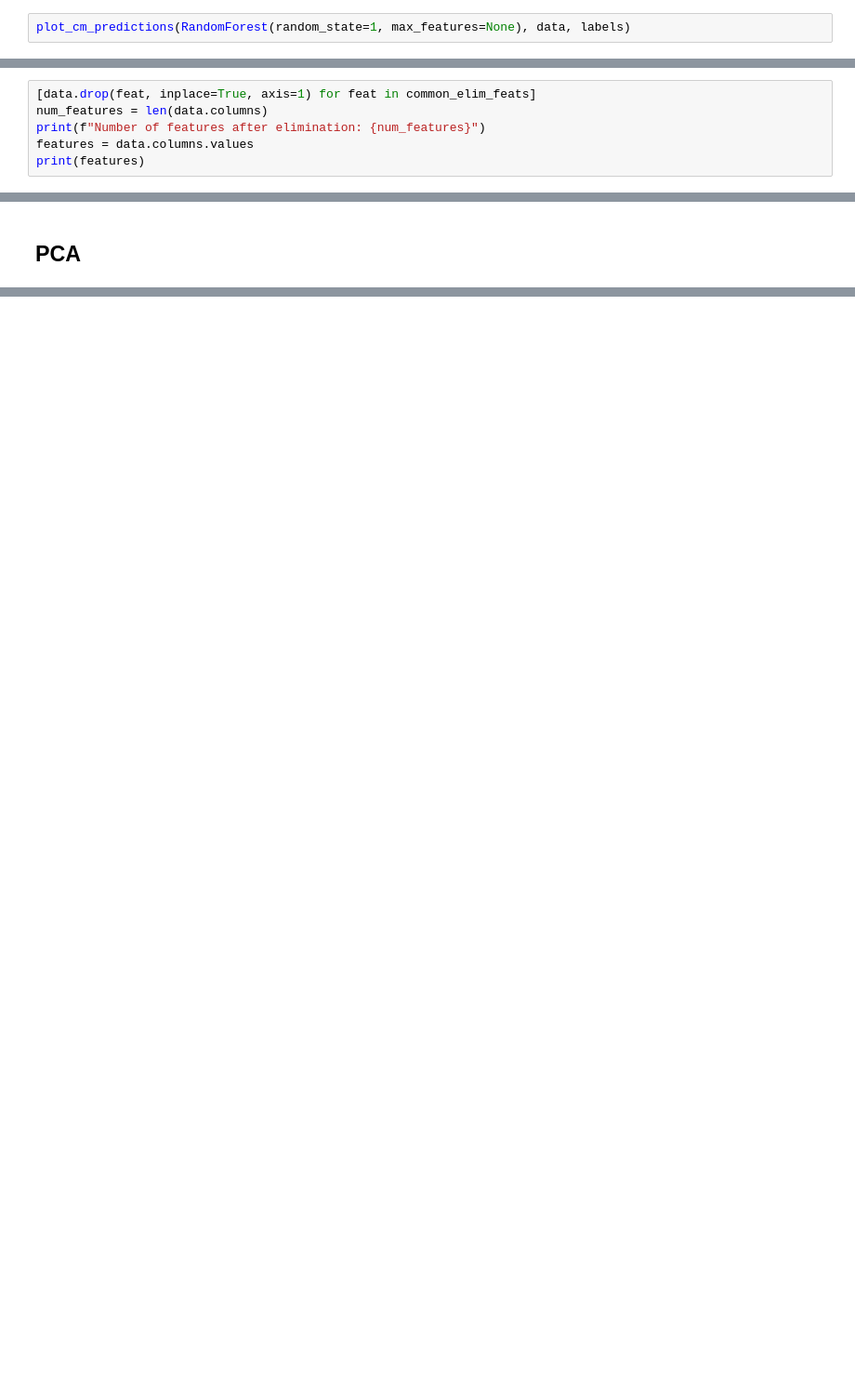
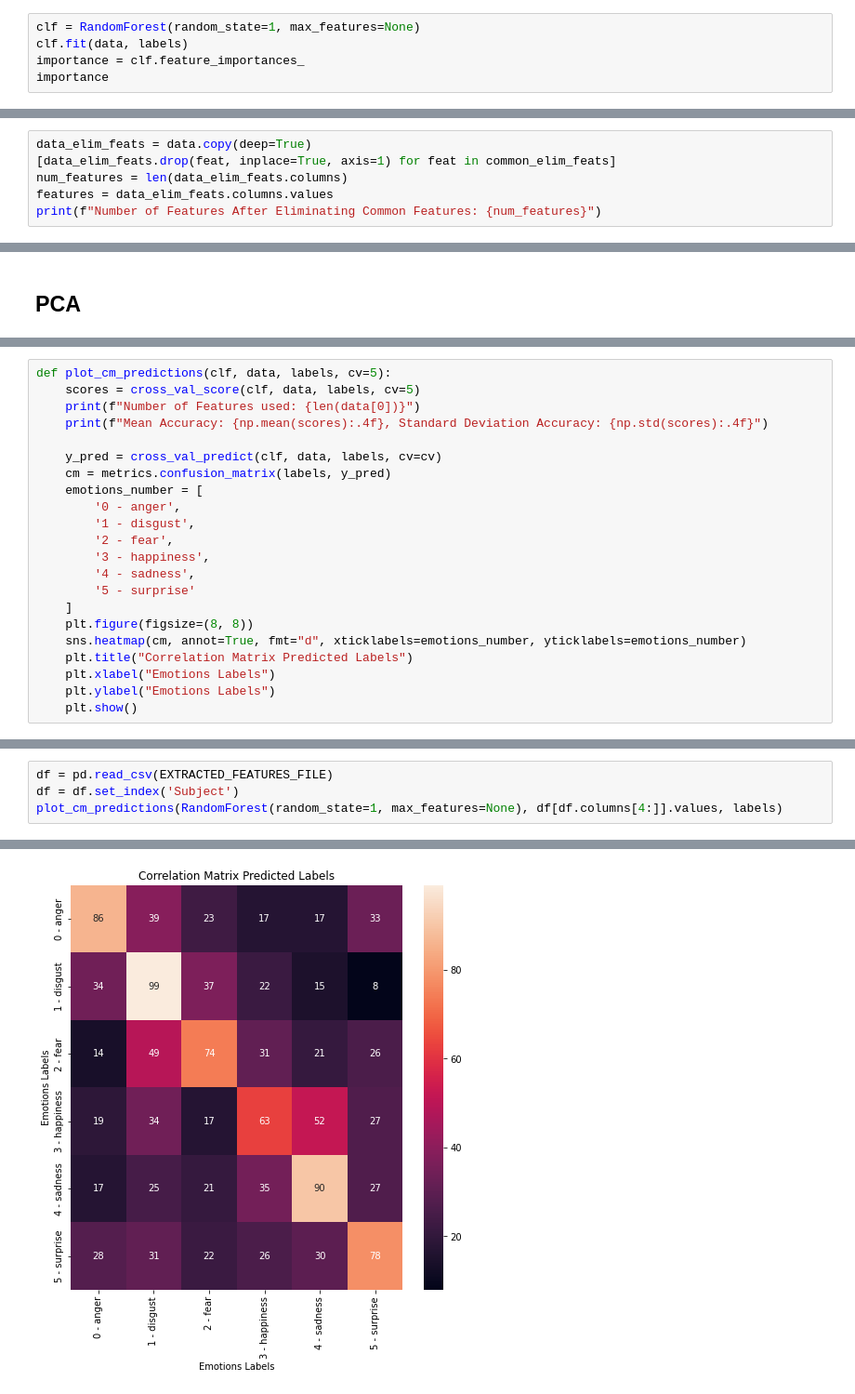
Before and after one commit to MarioCSilva/Speech_Emotion_Recognition_Thesis, a Jupyter notebook: data/3_feature_selection.ipynb, the cells around one changed output, grey strips where cells are left out. Shown at 93% size. Saved outputs shown, nothing was run; the diff lists cells and outputs as text; blank space fills up the shorter version.

```diff
--- a/data/3_feature_selection.ipynb
+++ b/data/3_feature_selection.ipynb
@@ -194,3 +174,6 @@ def plot_cm_predictions(clf, data, labels, cv=5):
 # %%
-plot_cm_predictions(RandomForest(random_state=1, max_features=None), data, labels)
+clf = RandomForest(random_state=1, max_features=None)
+clf.fit(data, labels)
+importance = clf.feature_importances_
+importance
 # %% [output]
@@ -356,7 +347,7 @@ print(len(common_elim_feats))
 # %%
-[data.drop(feat, inplace=True, axis=1) for feat in common_elim_feats]
-num_features = len(data.columns)
-print(f"Number of features after elimination: {num_features}")
-features = data.columns.values
-print(features)
+data_elim_feats = data.copy(deep=True)
+[data_elim_feats.drop(feat, inplace=True, axis=1) for feat in common_elim_feats]
+num_features = len(data_elim_feats.columns)
+features = data_elim_feats.columns.values
+print(f"Number of Features After Eliminating Common Features: {num_features}")
 # %% [output]
@@ -401,0 +427,22 @@ pd.DataFrame().from_dict(num_comp_var, orient='index', columns=["Total Variance
+# %%
+def plot_cm_predictions(clf, data, labels, cv=5):
+    scores = cross_val_score(clf, data, labels, cv=5)
+    print(f"Number of Features used: {len(data[0])}")
+    print(f"Mean Accuracy: {np.mean(scores):.4f}, Standard Deviation Accuracy: {np.std(scores):.4f}")
+
+    y_pred = cross_val_predict(clf, data, labels, cv=cv)
+    cm = metrics.confusion_matrix(labels, y_pred)
+    emotions_number = [
+        '0 - anger',
+        '1 - disgust',
+        '2 - fear',
+        '3 - happiness',
+        '4 - sadness',
+        '5 - surprise'
+    ]
+    plt.figure(figsize=(8, 8))
+    sns.heatmap(cm, annot=True, fmt="d", xticklabels=emotions_number, yticklabels=emotions_number)
+    plt.title("Correlation Matrix Predicted Labels")
+    plt.xlabel("Emotions Labels")
+    plt.ylabel("Emotions Labels")
+    plt.show()
@@ -401,0 +451,5 @@ pd.DataFrame().from_dict(num_comp_var, orient='index', columns=["Total Variance
+# %%
+df = pd.read_csv(EXTRACTED_FEATURES_FILE)
+df = df.set_index('Subject')
+plot_cm_predictions(RandomForest(random_state=1, max_features=None), df[df.columns[4:]].values, labels)
+# %% [output]
@@ -401,0 +458 @@ pd.DataFrame().from_dict(num_comp_var, orient='index', columns=["Total Variance
+[figure, added]
```
Also changed, not shown: parts of 30 cells of this notebook.
